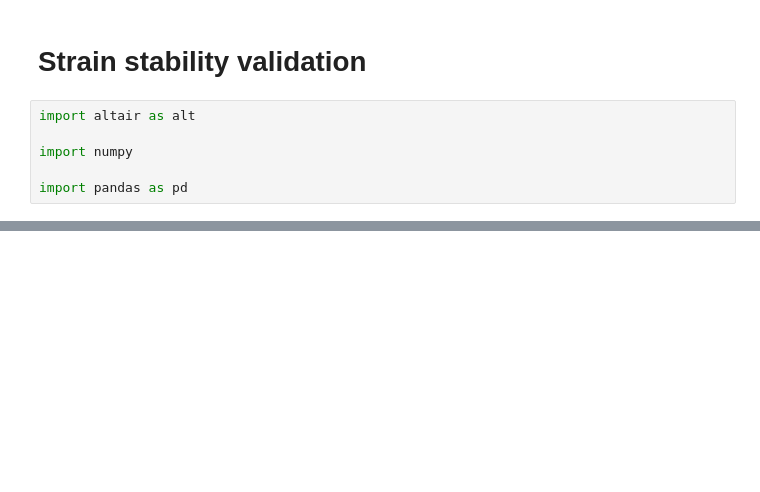
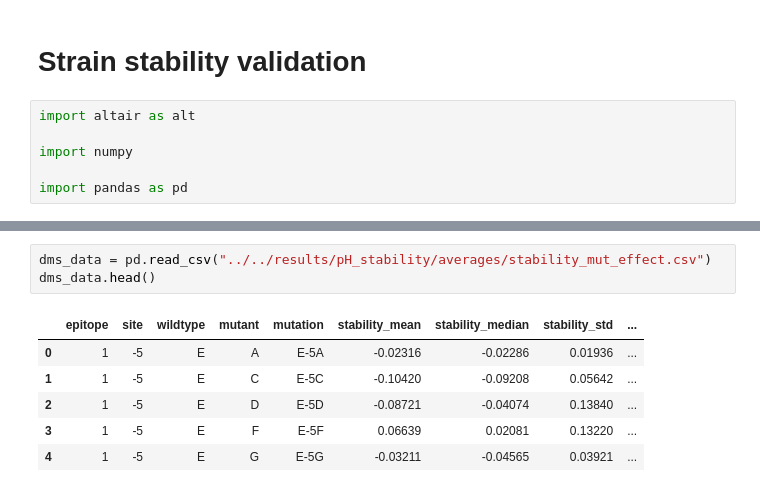
Before and after one commit to dms-vep/Flu_H5_American-Wigeon_South-Carolina_2021-H5N1_DMS, a Jupyter notebook: validation_assays/stability/Strain_pH_validation.ipynb, the cells around one changed output, grey strips where cells are left out. Drawn from its saved outputs; the diff is of its cells as text; blank space fills up the shorter version.

```diff
--- a/validation_assays/stability/Strain_pH_validation.ipynb
+++ b/validation_assays/stability/Strain_pH_validation.ipynb
@@ -68,3 +74,13 @@ chart.display()
 chart.save("strain_pH_stability.html")
 # %% [output]
 [interactive output not drawn]
+# %%
+dms_data = pd.read_csv("../../results/pH_stability/averages/stability_mut_effect.csv")
+dms_data.head()
+# %% [output]
+|  | epitope | site | wildtype | mutant | mutation | stability_mean | stability_median | stability_std | ... |
+| 0 | 1 | -5 | E | A | E-5A | -0.02316 | -0.02286 | 0.01936 | ... |
+| 1 | 1 | -5 | E | C | E-5C | -0.10420 | -0.09208 | 0.05642 | ... |
+| 2 | 1 | -5 | E | D | E-5D | -0.08721 | -0.04074 | 0.13840 | ... |
+| 3 | 1 | -5 | E | F | E-5F | 0.06639 | 0.02081 | 0.13220 | ... |
+| 4 | 1 | -5 | E | G | E-5G | -0.03211 | -0.04565 | 0.03921 | ... |
```
Also changed, not shown: parts of 10 cells of this notebook, 6 other files.
